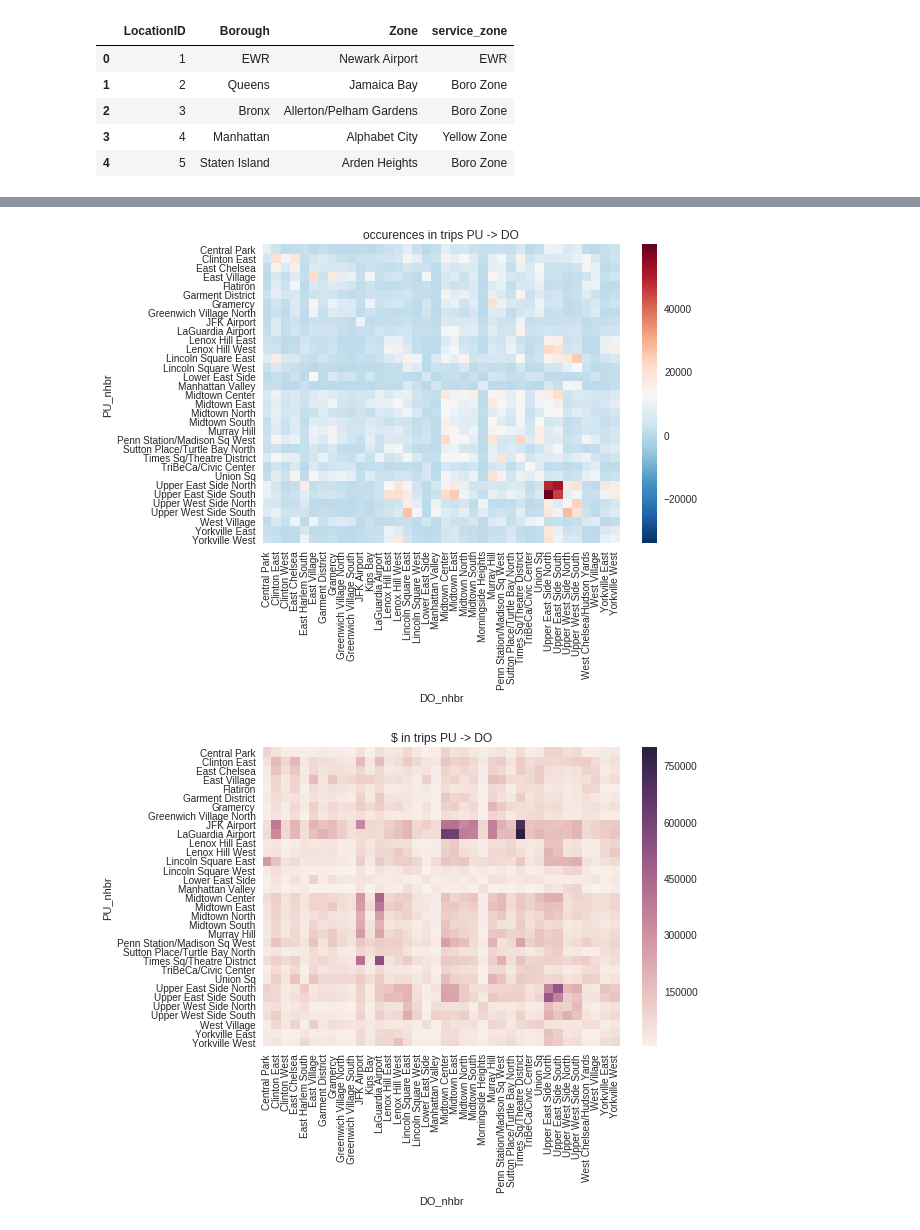
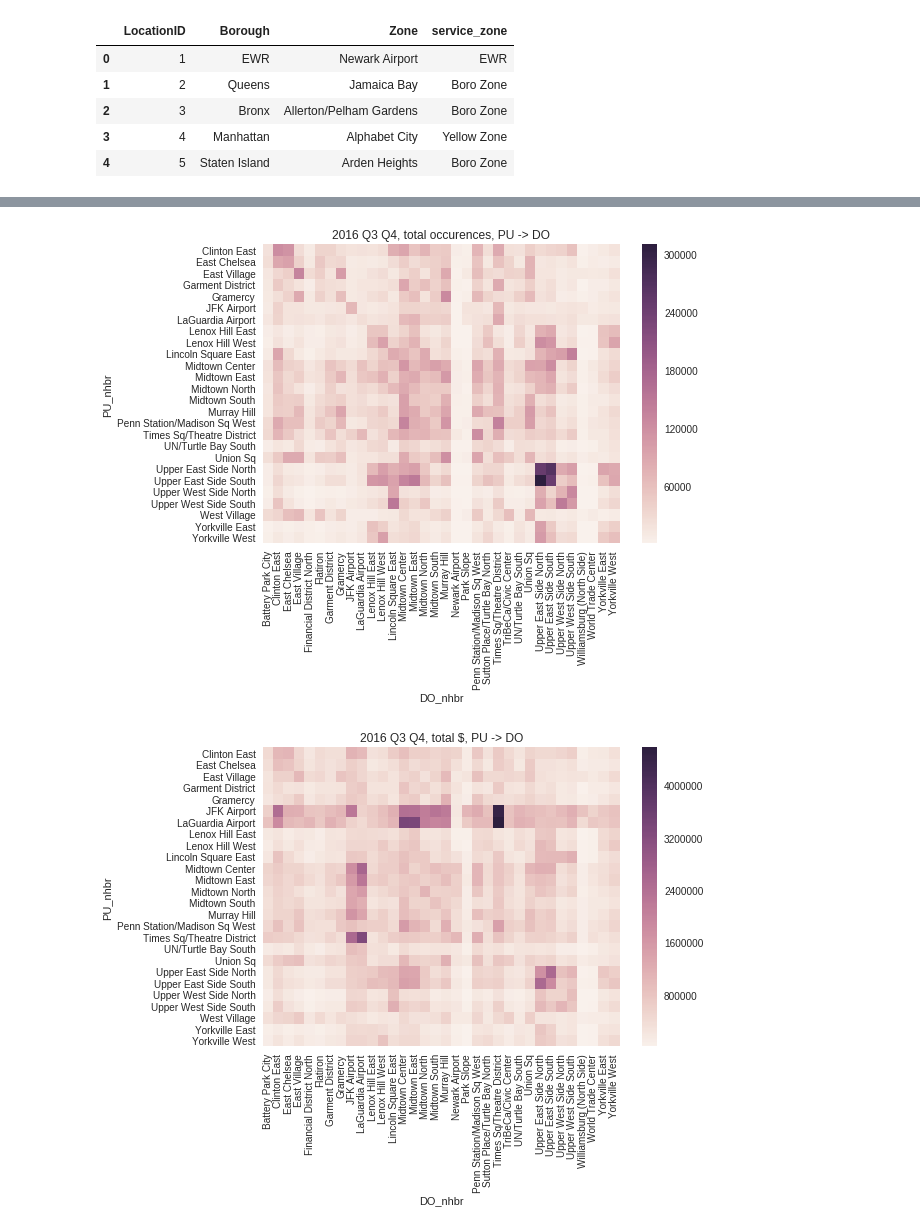
Before and after one commit to Shasha-Lin/Taxi_Uber_Usage, a Jupyter notebook: nhbr_heatmaps.ipynb, the cells around one changed output, grey strips where cells are left out. Drawn from its saved outputs; the diff is of its cells as text; code cells hidden in the pictures.

```diff
--- a/nhbr_heatmaps.ipynb
+++ b/nhbr_heatmaps.ipynb
@@ -19,22 +29,27 @@ dictionary.head()
 def look_up(loc_id):
     return dictionary[dictionary['LocationID'] == loc_id]['Zone'].values[0]
 
-data = pd.read_csv( 'nhbr_data.csv', names = ['PU','DO','$','passengers','occurences']
+data = pd.read_csv( 'nhbr_data2.csv', names = ['PU','DO','$','passengers','week_trips','wend_trips']
                   )
 data['PU'] = data['PU'].str[1:]
+data['wend_trips'] = data['wend_trips'].str[:-1]
 
-data['occurences'] = data['occurences'].str[:-1]
-data = data[ (data['DO'] != 0) | (
-    data['PU'] != 0) | (data['DO'] != 265) | (data['PU'] != 265) | (data['DO'] != 264) | (data['PU'] != 264)  ]
-data['occurences'] = pd.to_numeric(data['occurences'], errors='coerce')
+data['wend_trips'] = pd.to_numeric(data['wend_trips'], errors='coerce')
 data['PU'] = pd.to_numeric(data['PU'], errors='coerce')
 data['DO'] = pd.to_numeric(data['DO'], errors='coerce')
+
+data['occurences'] = data['week_trips'] + data['wend_trips']
+
+data = data[ (data['DO'] != 0) & (data['PU'] != 0)
+            & (data['DO'] != 265) & (data['PU'] != 265)
+            & (data['DO'] != 264) & (data['PU'] != 264)  ]
+
+#data['occurences'] = pd.to_numeric(data['occurences'], errors='coerce')
 
 data = data.sort(['occurences'], ascending = False)#, ascending=[1, 0])
 
 data['PU_nhbr'] = data['PU'].apply(lambda x: look_up(x))
 data['DO_nhbr'] = data['DO'].apply(lambda x: look_up(x))
 
-#data['PU_nhbr'] = look_up(data['PU'])#data.apply(look_up, axis = 1)
 data.head()
 # %% [output]
@@ -46,0 +62,3 @@ data.head()
+# %%
+data = data.sort(['$'], ascending = False)#, ascending=[1, 0])
+data.head()
@@ -47,25 +72,35 @@ data.head()
 # %%
 import seaborn as sns; sns.set()
 
 display = data.iloc[1:200 ,:]
 
-def matrix(string):
+def matrix(string, avg = False, centered=False ):
     flights = display.pivot("PU_nhbr", "DO_nhbr", string)
     for index, row in flights.iterrows():
         for col in row.index:
+            value = data[(data['DO_nhbr'] == col) & (
+                    data['PU_nhbr'] == index)][string].values[0]
+            # passenger per trip or $ per trip
+            if avg:
+                value /= data[(data['DO_nhbr'] == col) & (
+                    data['PU_nhbr'] == index)]['occurences']
             flights = flights.set_value(
-                index, col,
-                data[(data['DO_nhbr'] == col) & (
-                    data['PU_nhbr'] == index)][string].values[0])
+                index, col, value)
+
     # to stop centering the heatmap at
     # median value, comment out center argument
-    ax= sns.heatmap(flights, center = display[string].median())#,cmap=cmap)
-    plt.title('%s in trips PU -> DO' %(string) )
+    if centered:
+        ax= sns.heatmap(flights, center = display[string].median())
+    else:
+        ax= sns.heatmap(flights)#, center = display[string].median())#,cmap=cmap)
+    plt.title('2016 Q3 Q4, total %s, PU -> DO' %(string) )
+    if avg:
+        plt.title('2016 Q3 Q4, avg %s per trips PU -> DO' %(string) )
 
 matrix('occurences')
 # %% [output]
-[figure, old version]
+[figure, new version]
 # %%
 matrix('$')
 # %% [output]
-[figure, old version]
+[figure, new version]
```
Also changed, not shown: parts of 8 cells of this notebook, 1 other file.
